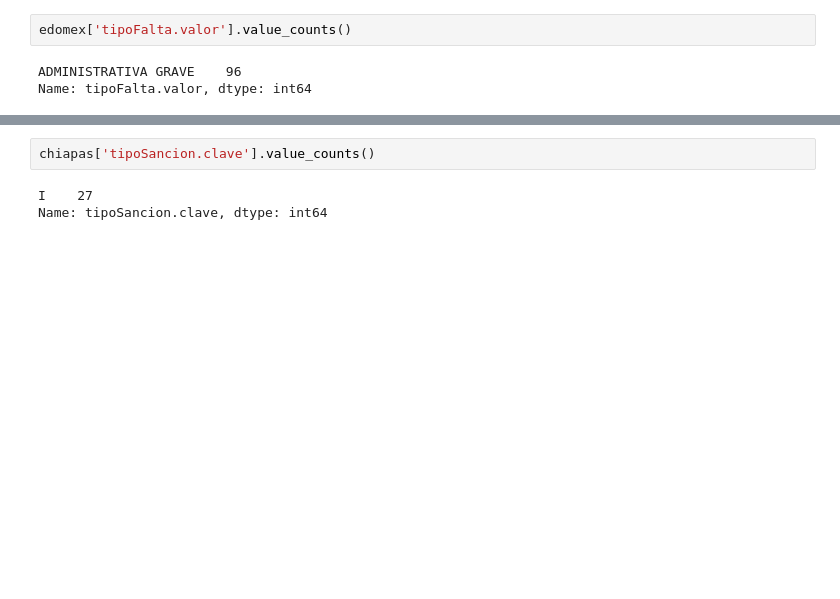
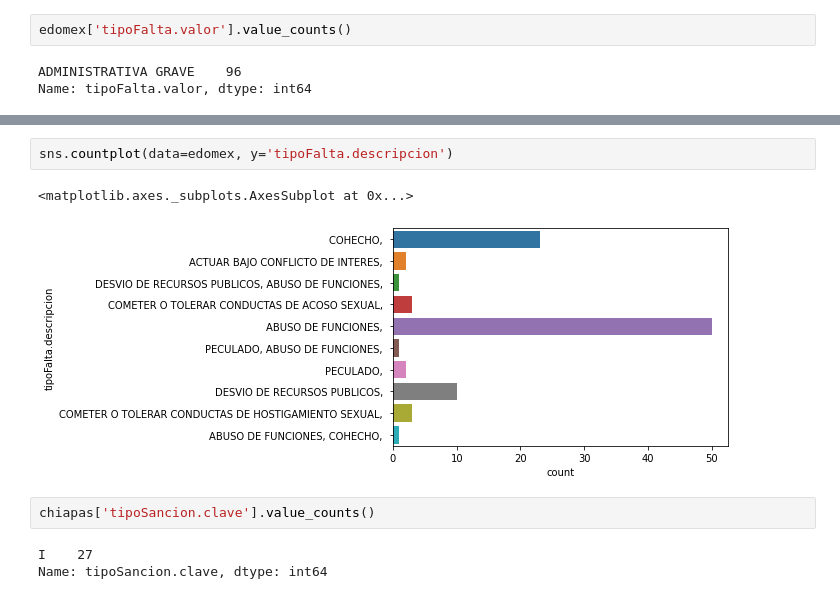
Before and after one commit to luzydata/dataton-2022, a Jupyter notebook: S3_edomex_chiapas.ipynb, the cells around one changed output, grey strips where cells are left out. Saved outputs shown, nothing was run; the diff lists cells and outputs as text; blank space fills up the shorter version.

```diff
--- a/S3_edomex_chiapas.ipynb
+++ b/S3_edomex_chiapas.ipynb
@@ -179,3 +253,8 @@ Name: tipoFalta.valor, dtype: int64
+# %%
+sns.countplot(data=edomex, y='tipoFalta.descripcion')
+# %% [output]
+<matplotlib.axes._subplots.AxesSubplot at 0x...>
+[figure, added]
 # %%
 chiapas['tipoSancion.clave'].value_counts()
 # %% [output]
```
Also changed, not shown: parts of 6 cells of this notebook, 2 other files.
